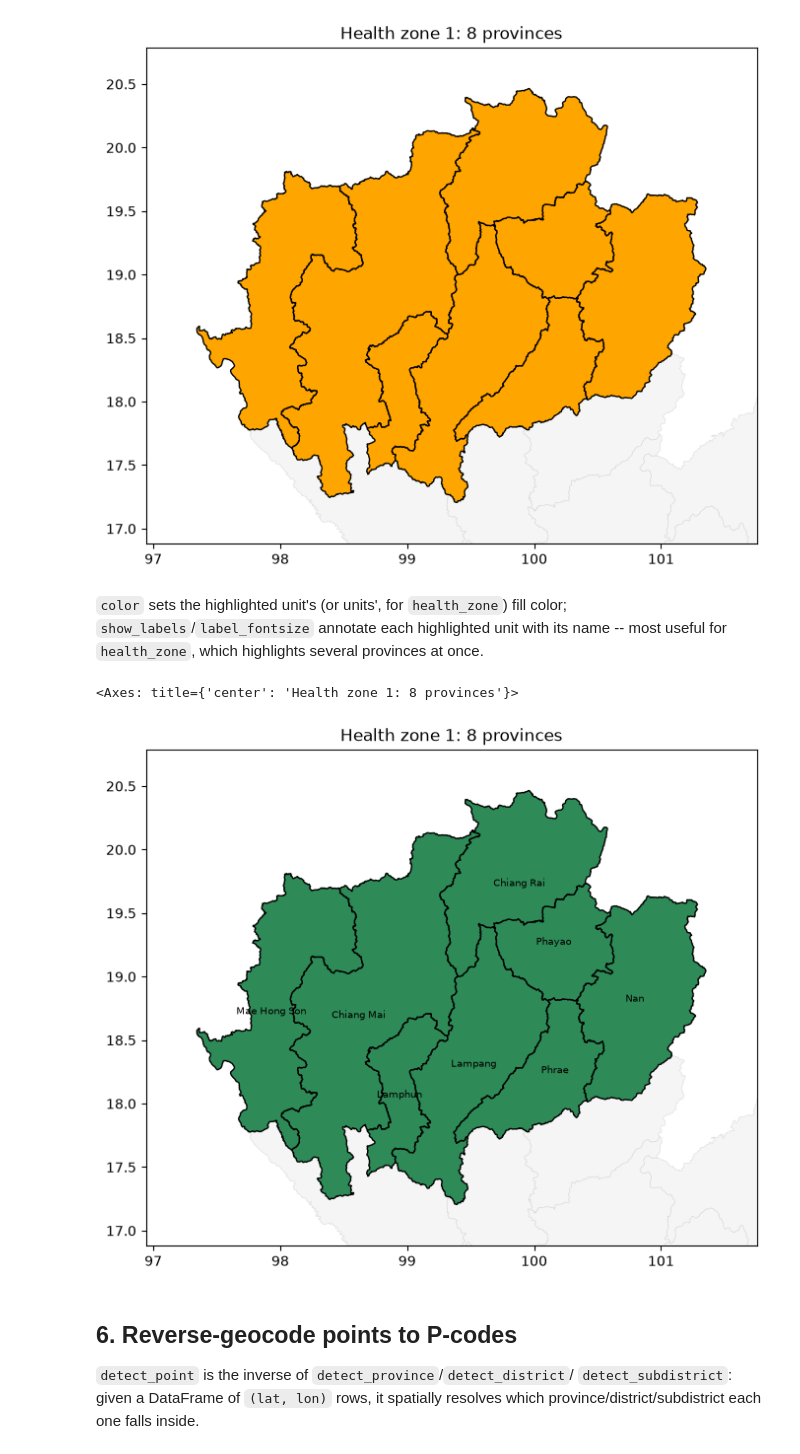
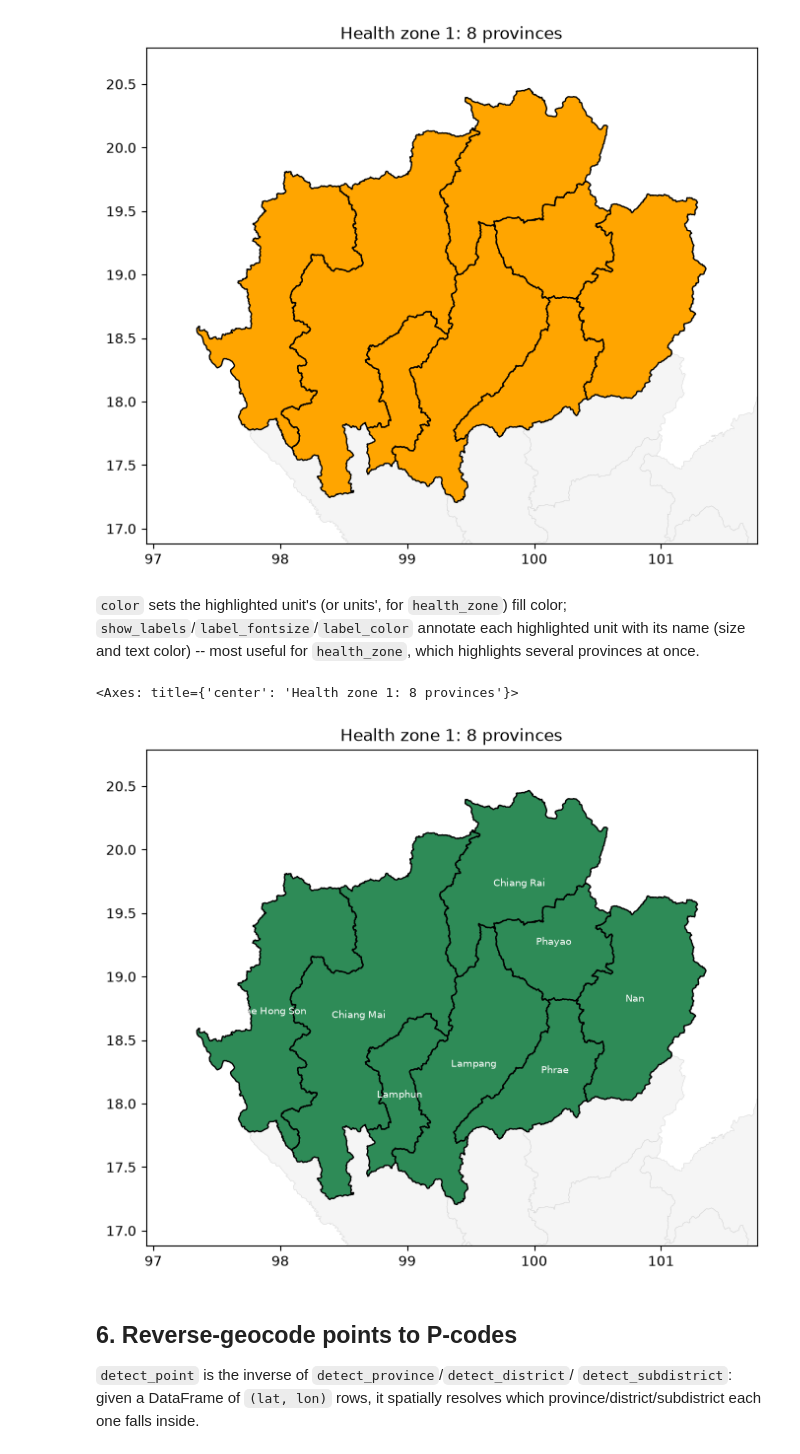
Before and after one commit to nongwarodom/spatialdetection, a Jupyter notebook: notebooks/quickstart.ipynb, the cells around one changed output. Cells and saved outputs as stored; diff of their text form; code cells hidden in the pictures.

```diff
--- a/notebooks/quickstart.ipynb
+++ b/notebooks/quickstart.ipynb
@@ -139,13 +139,16 @@ plot_level_map(health_zone=1)  # zone 1: 8 northern provinces, incl. Chiang Rai
 [figure]
 # %% [markdown]
 `color` sets the highlighted unit's (or units', for `health_zone`) fill color;
-`show_labels`/`label_fontsize` annotate each highlighted unit with its name --
-most useful for `health_zone`, which highlights several provinces at once.
+`show_labels`/`label_fontsize`/`label_color` annotate each highlighted unit with its
+name (size and text color) -- most useful for `health_zone`, which highlights several
+provinces at once.
 # %%
-plot_level_map(health_zone=1, color="seagreen", show_labels=True, label_fontsize=7)
+plot_level_map(
+    health_zone=1, color="seagreen", show_labels=True, label_fontsize=7, label_color="white"
+)
 # %% [output]
 <Axes: title={'center': 'Health zone 1: 8 provinces'}>
-[figure, old version]
+[figure, new version]
 # %% [markdown]
 ## 6. Reverse-geocode points to P-codes
 
```
Also changed, not shown: parts of 4 cells of this notebook, 4 other files.
